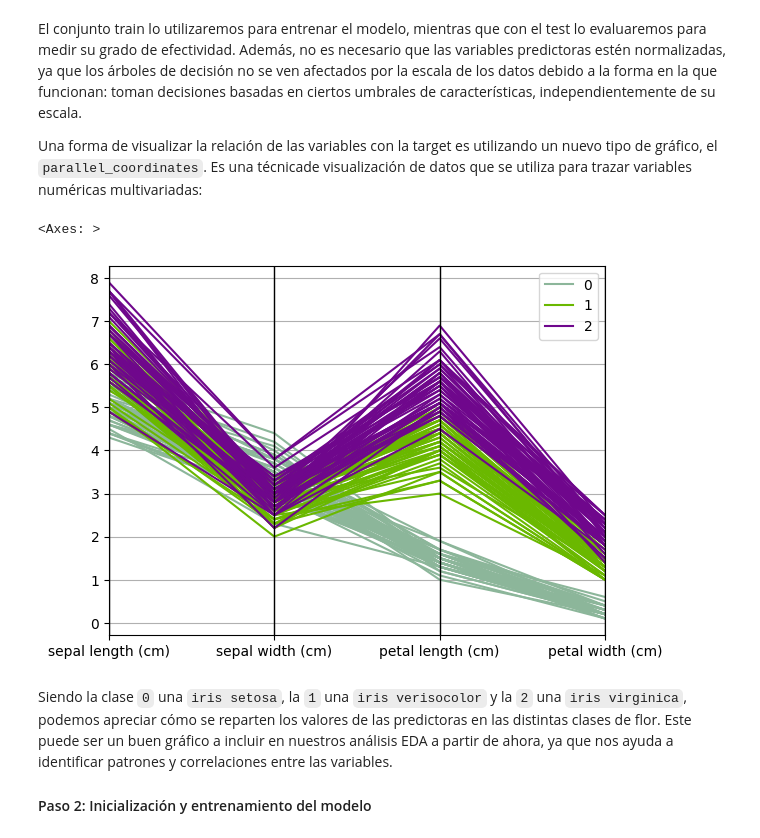
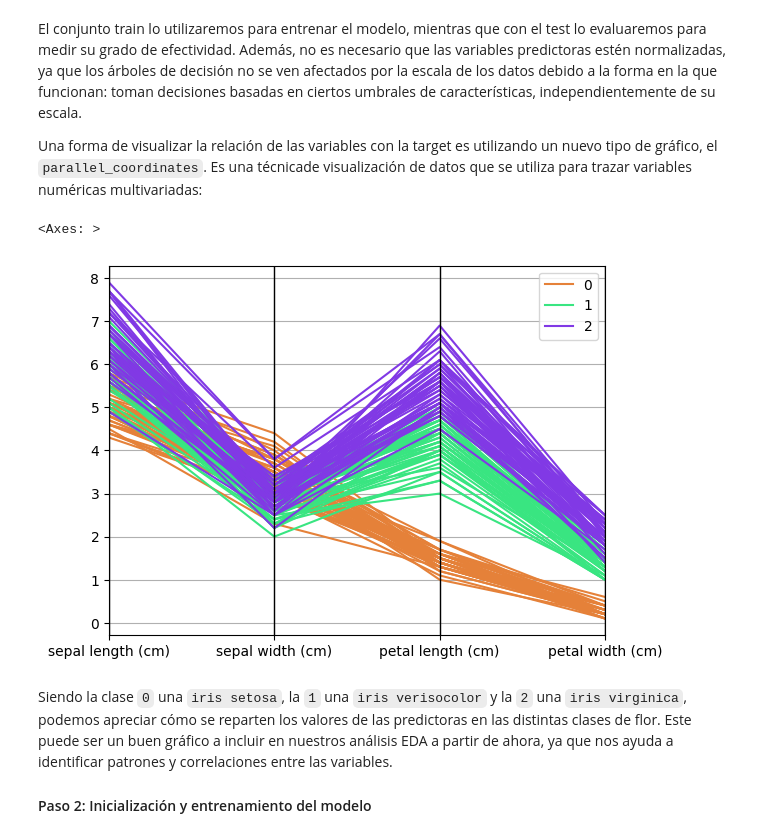
Before and after one commit to joseVent/joseventgooglecolab1, a Jupyter notebook: 06-ml_algos/exploring-decision-trees.es.ipynb, the cells around one changed output. Saved outputs shown, nothing was run; the diff lists cells and outputs as text; code cells hidden in the pictures.

```diff
--- a/06-ml_algos/exploring-decision-trees.es.ipynb
+++ b/06-ml_algos/exploring-decision-trees.es.ipynb
@@ -31,13 +31,13 @@ Una forma de visualizar la relación de las variables con la target es utilizand
 # %%
 import pandas as pd
 
 total_data = X
 total_data["Name"] = y
 
-pd.plotting.parallel_coordinates(total_data, "Name")
+pd.plotting.parallel_coordinates(total_data, "Name", color = ("#E58139", "#39E581", "#8139E5"))
 # %% [output]
 <Axes: >
-[figure, old version]
+[figure, new version]
 # %% [markdown]
 Siendo la clase `0` una `iris setosa`, la `1` una `iris verisocolor` y la `2` una `iris virginica`, podemos apreciar cómo se reparten los valores de las predictoras en las distintas clases de flor. Este puede ser un buen gráfico a incluir en nuestros análisis EDA a partir de ahora, ya que nos ayuda a identificar patrones y correlaciones entre las variables.
 #### Paso 2: Inicialización y entrenamiento del modelo
```
Also changed, not shown: parts of 11 cells of this notebook.
